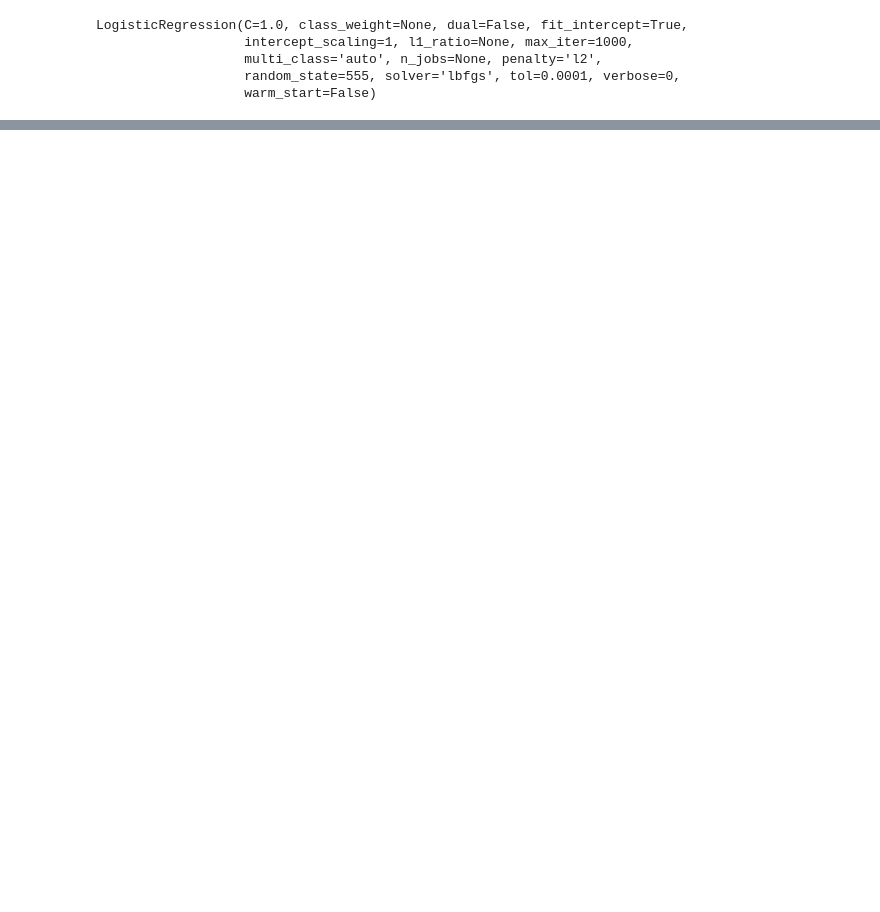
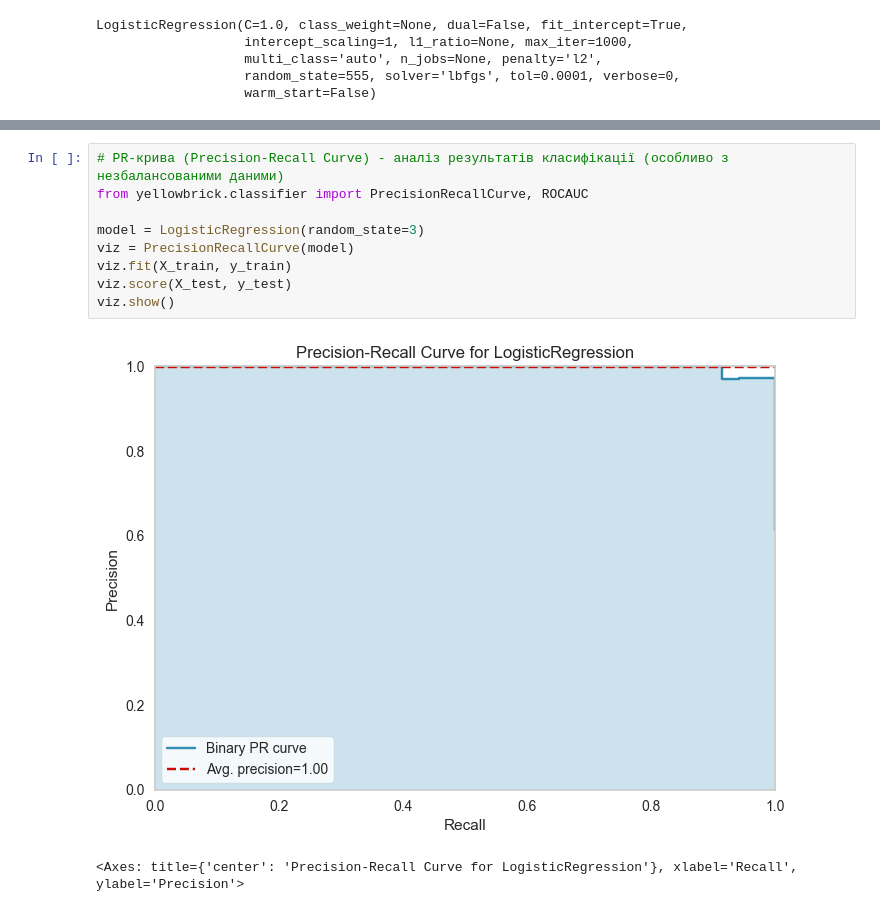
Before and after one commit to AnnaKompan/machine_learning, a Jupyter notebook: breast_cancer.ipynb, the cells around one changed output, grey strips where cells are left out. Cells and saved outputs as stored; diff of their text form; blank space fills up the shorter version.

```diff
--- a/breast_cancer.ipynb
+++ b/breast_cancer.ipynb
@@ -405,0 +427,12 @@ accuracy_score(y_test, y_pred)
+# %%
+# PR-крива (Precision-Recall Curve) - аналіз результатів класифікації (особливо з незбалансованими даними)
+from yellowbrick.classifier import PrecisionRecallCurve, ROCAUC
+
+model = LogisticRegression(random_state=3)
+viz = PrecisionRecallCurve(model)
+viz.fit(X_train, y_train)
+viz.score(X_test, y_test)
+viz.show()
+# %% [output]
+[figure, added]
+<Axes: title={'center': 'Precision-Recall Curve for LogisticRegression'}, xlabel='Recall', ylabel='Precision'>
```
Also changed, not shown: parts of 9 cells of this notebook.
